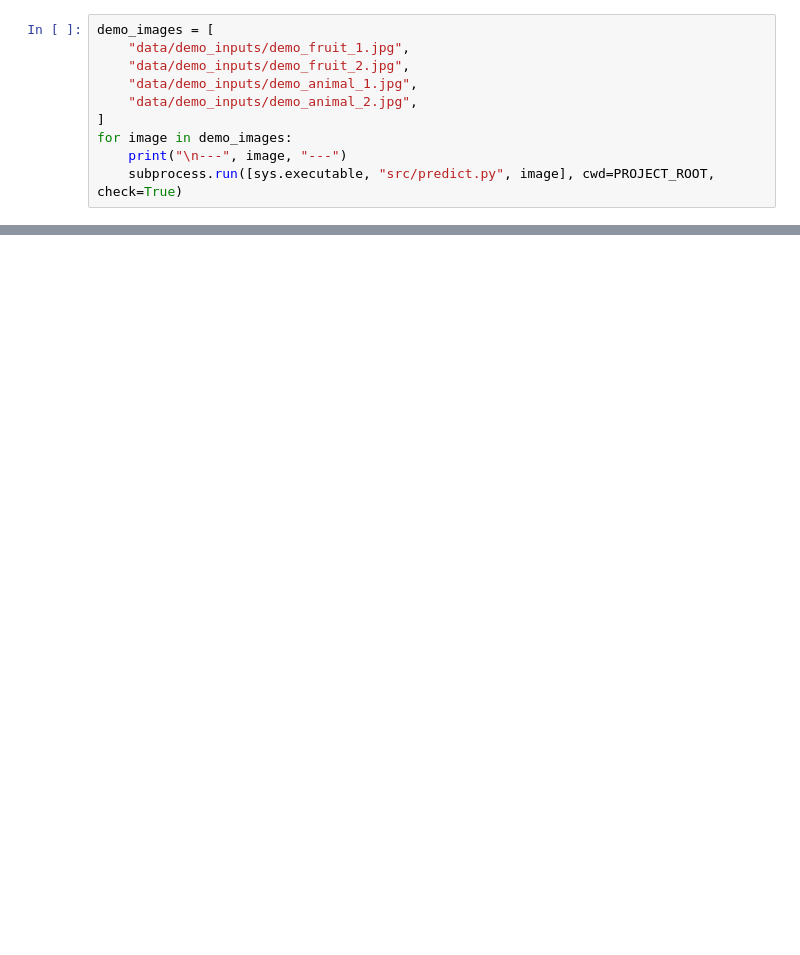
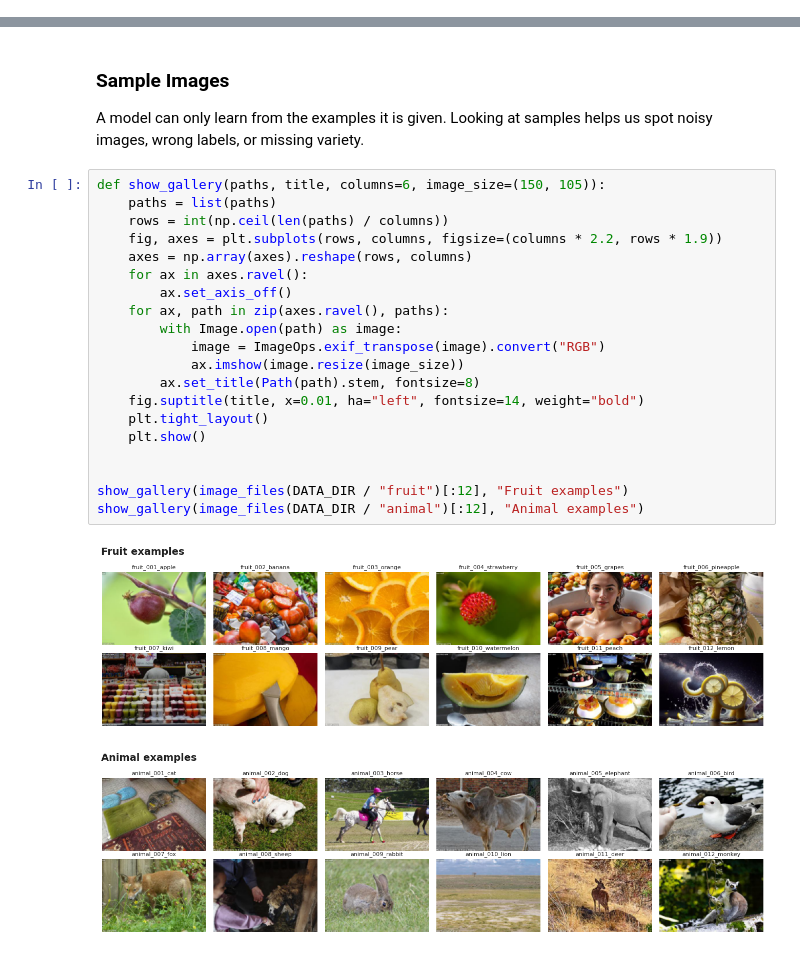
Before and after one commit to Farmdar-Dev/farmdar-classification-training, a Jupyter notebook: notebooks/fruit_animal_classifier_walkthrough.ipynb, the cells around one changed output, grey strips where cells are left out. Saved outputs shown, nothing was run; the diff lists cells and outputs as text; blank space fills up the shorter version.

```diff
--- a/notebooks/fruit_animal_classifier_walkthrough.ipynb
+++ b/notebooks/fruit_animal_classifier_walkthrough.ipynb
@@ -47,10 +0,0 @@ print((PROJECT_ROOT / "reports/test_results.txt").read_text())
-# %%
-demo_images = [
-    "data/demo_inputs/demo_fruit_1.jpg",
-    "data/demo_inputs/demo_fruit_2.jpg",
-    "data/demo_inputs/demo_animal_1.jpg",
-    "data/demo_inputs/demo_animal_2.jpg",
-]
-for image in demo_images:
-    print("\n---", image, "---")
-    subprocess.run([sys.executable, "src/predict.py", image], cwd=PROJECT_ROOT, check=True)
@@ -56,0 +291,27 @@ for image in demo_images:
+# %% [markdown]
+### Sample Images
+
+A model can only learn from the examples it is given. Looking at samples helps us spot noisy images, wrong labels, or missing variety.
+# %%
+def show_gallery(paths, title, columns=6, image_size=(150, 105)):
+    paths = list(paths)
+    rows = int(np.ceil(len(paths) / columns))
+    fig, axes = plt.subplots(rows, columns, figsize=(columns * 2.2, rows * 1.9))
+    axes = np.array(axes).reshape(rows, columns)
+    for ax in axes.ravel():
+        ax.set_axis_off()
+    for ax, path in zip(axes.ravel(), paths):
+        with Image.open(path) as image:
+            image = ImageOps.exif_transpose(image).convert("RGB")
+            ax.imshow(image.resize(image_size))
+        ax.set_title(Path(path).stem, fontsize=8)
+    fig.suptitle(title, x=0.01, ha="left", fontsize=14, weight="bold")
+    plt.tight_layout()
+    plt.show()
+
+
+show_gallery(image_files(DATA_DIR / "fruit")[:12], "Fruit examples")
+show_gallery(image_files(DATA_DIR / "animal")[:12], "Animal examples")
+# %% [output]
+[figure, added]
+[figure, added]
```
Also changed, not shown: parts of 42 cells of this notebook, 5 other files.
